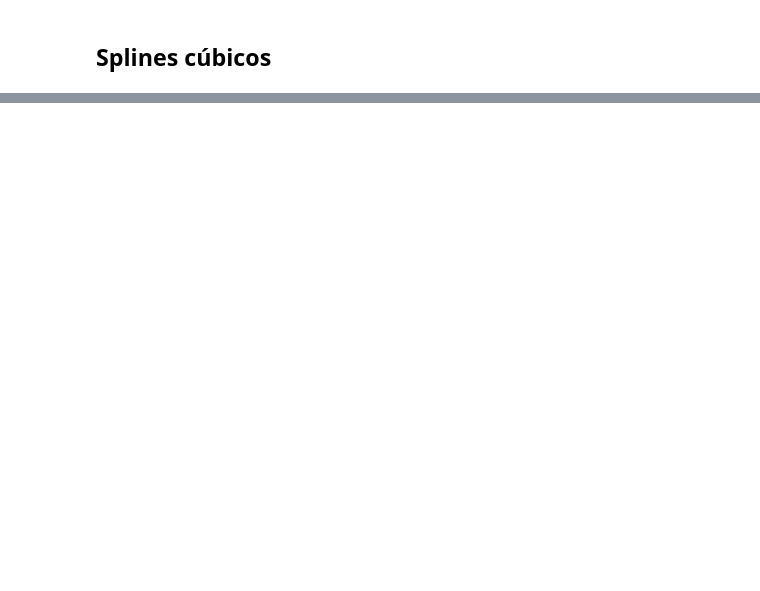
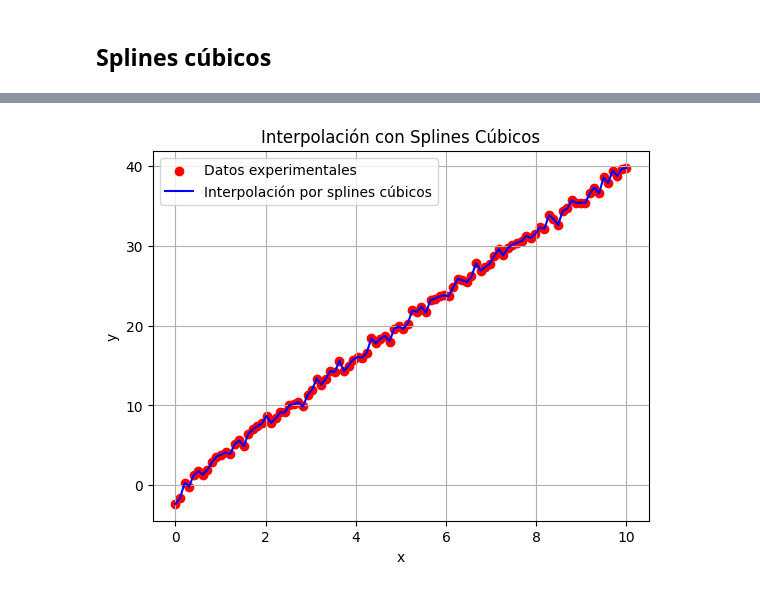
Before and after one commit to Jacobo24/Talleres_sim_num, a Jupyter notebook: Taller 2/Taller_2-Interpolación.ipynb, the cells around one changed output, grey strips where cells are left out. Saved outputs shown, nothing was run; the diff lists cells and outputs as text; code cells hidden in the pictures; blank space fills up the shorter version.

```diff
--- a/Taller 2/Taller_2-Interpolación.ipynb
+++ b/Taller 2/Taller_2-Interpolación.ipynb
@@ -248,0 +206,67 @@ plt.show()
+# %%
+# Cargar los datos
+data = np.loadtxt("../Parcial 1/Datos.txt")
+x_data, y_data = data[:, 0], data[:, 1]
+
+import numpy as np
+import matplotlib.pyplot as plt
+
+
+def cubic_spline(x_data, y_data):
+    """Calcula los coeficientes del spline cúbico."""
+    n = len(x_data) - 1
+    h = np.diff(x_data)
+    alpha = np.zeros(n-1)
+    for i in range(1, n):
+        alpha[i-1] = (3/h[i] * (y_data[i+1] - y_data[i]) - 3/h[i-1] * (y_data[i] - y_data[i-1]))
+
+    l = np.ones(n+1)
+    mu = np.zeros(n)
+    z = np.zeros(n+1)
+
+    l[1:n] = 2 * (x_data[2:n+1] - x_data[0:n-1]) - h[0:n-1] * mu[0:n-1]
+    mu[0:n-1] = h[1:n] / l[1:n]
+    z[1:n] = (alpha - h[0:n-1] * z[0:n-1]) / l[1:n]
+
+    b = np.zeros(n)
+    c = np.zeros(n+1)
+    d = np.zeros(n)
+    c[n] = 0
+                #rango de n menos 1, empezando por eñ ultimo y disminuyendo en 1
+    for j in range(n-1, -1, -1):
+        c[j] = z[j] - mu[j] * c[j+1]
+        b[j] = (y_data[j+1] - y_data[j]) / h[j] - h[j] * (c[j+1] + 2 * c[j]) / 3
+        d[j] = (c[j+1] - c[j]) / (3 * h[j])
+
+    return y_data[:-1], b, c[:-1], d
+
+def evaluate_spline(x_data, coef, x_vals):
+    """Evalúa el spline cúbico en los puntos x_vals."""
+    y_data, b, c, d = coef
+    y_vals = np.zeros_like(x_vals)
+
+    for i in range(len(x_data) - 1):
+        idx = np.where((x_vals >= x_data[i]) & (x_vals <= x_data[i+1]))
+        dx = x_vals[idx] - x_data[i]
+        y_vals[idx] = y_data[i] + b[i] * dx + c[i] * dx**2 + d[i] * dx**3
+
+    return y_vals
+
+# Calcular coeficientes del spline cúbico
+coef = cubic_spline(x_data, y_data)
+
+# Puntos para la evaluación del spline
+x_vals = np.linspace(0, 10, 100)
+y_vals = evaluate_spline(x_data, coef, x_vals)
+
+# Graficar
+plt.scatter(x_data, y_data, color='red', label='Datos experimentales')
+plt.plot(x_vals, y_vals, label='Interpolación por splines cúbicos', color='blue')
+plt.xlabel('x')
+plt.ylabel('y')
+plt.legend()
+plt.title('Interpolación con Splines Cúbicos')
+plt.grid()
+plt.show()
+# %% [output]
+[figure, added]
```
Also changed, not shown: parts of 3 cells of this notebook, 1 other file.
